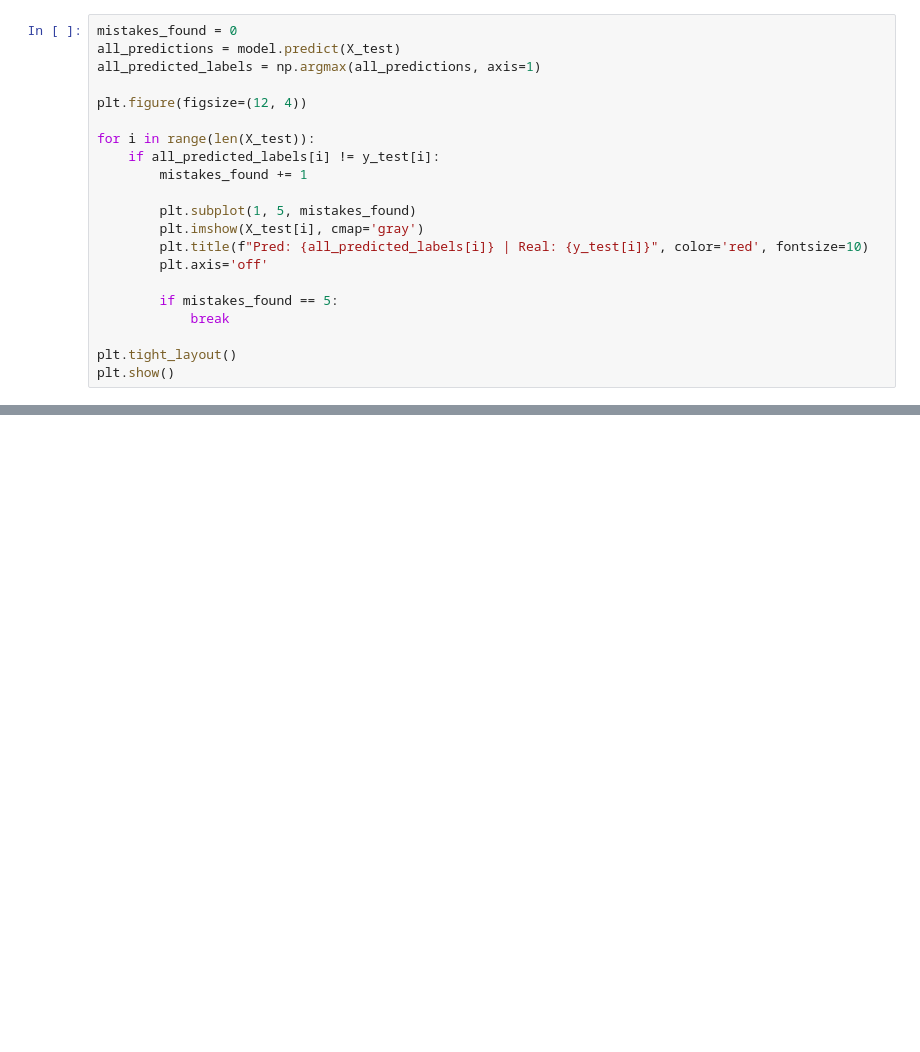
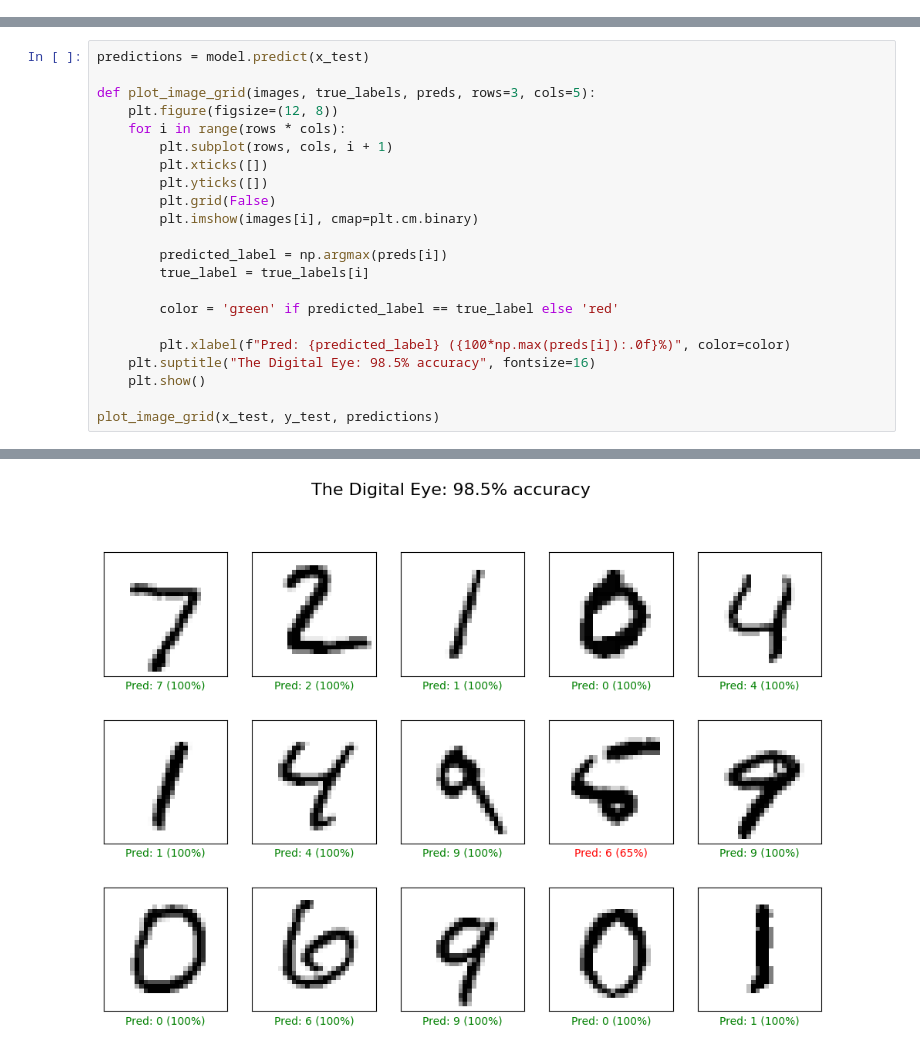
Before and after one commit to Kas-sim/my_python, a Jupyter notebook: MLProjects/Digital Eye/handwritten_digit_recognition.ipynb, the cells around one changed output, grey strips where cells are left out. Saved outputs shown, nothing was run; the diff lists cells and outputs as text; blank space fills up the shorter version.

```diff
--- a/MLProjects/Digital Eye/handwritten_digit_recognition.ipynb
+++ b/MLProjects/Digital Eye/handwritten_digit_recognition.ipynb
@@ -77,21 +50,0 @@ Confidence Level: 96.55%
-# %%
-mistakes_found = 0
-all_predictions = model.predict(X_test)
-all_predicted_labels = np.argmax(all_predictions, axis=1)
-
-plt.figure(figsize=(12, 4))
-
-for i in range(len(X_test)):
-    if all_predicted_labels[i] != y_test[i]:
-        mistakes_found += 1
-
-        plt.subplot(1, 5, mistakes_found)
-        plt.imshow(X_test[i], cmap='gray')
-        plt.title(f"Pred: {all_predicted_labels[i]} | Real: {y_test[i]}", color='red', fontsize=10)
-        plt.axis='off'
-
-        if mistakes_found == 5:
-            break
-
-plt.tight_layout()
-plt.show()
@@ -100,0 +51,23 @@ plt.show()
+# %%
+predictions = model.predict(x_test)
+
+def plot_image_grid(images, true_labels, preds, rows=3, cols=5):
+    plt.figure(figsize=(12, 8))
+    for i in range(rows * cols):
+        plt.subplot(rows, cols, i + 1)
+        plt.xticks([])
+        plt.yticks([])
+        plt.grid(False)
+        plt.imshow(images[i], cmap=plt.cm.binary)
+
+        predicted_label = np.argmax(preds[i])
+        true_label = true_labels[i]
+
+        color = 'green' if predicted_label == true_label else 'red'
+
+        plt.xlabel(f"Pred: {predicted_label} ({100*np.max(preds[i]):.0f}%)", color=color)
+    plt.suptitle("The Digital Eye: 98.5% accuracy", fontsize=16)
+    plt.show()
+
+plot_image_grid(x_test, y_test, predictions)
+# %% [output]
@@ -100,0 +75 @@ plt.show()
+[figure, added]
```
Also changed, not shown: parts of 11 cells of this notebook, 1 other file.
